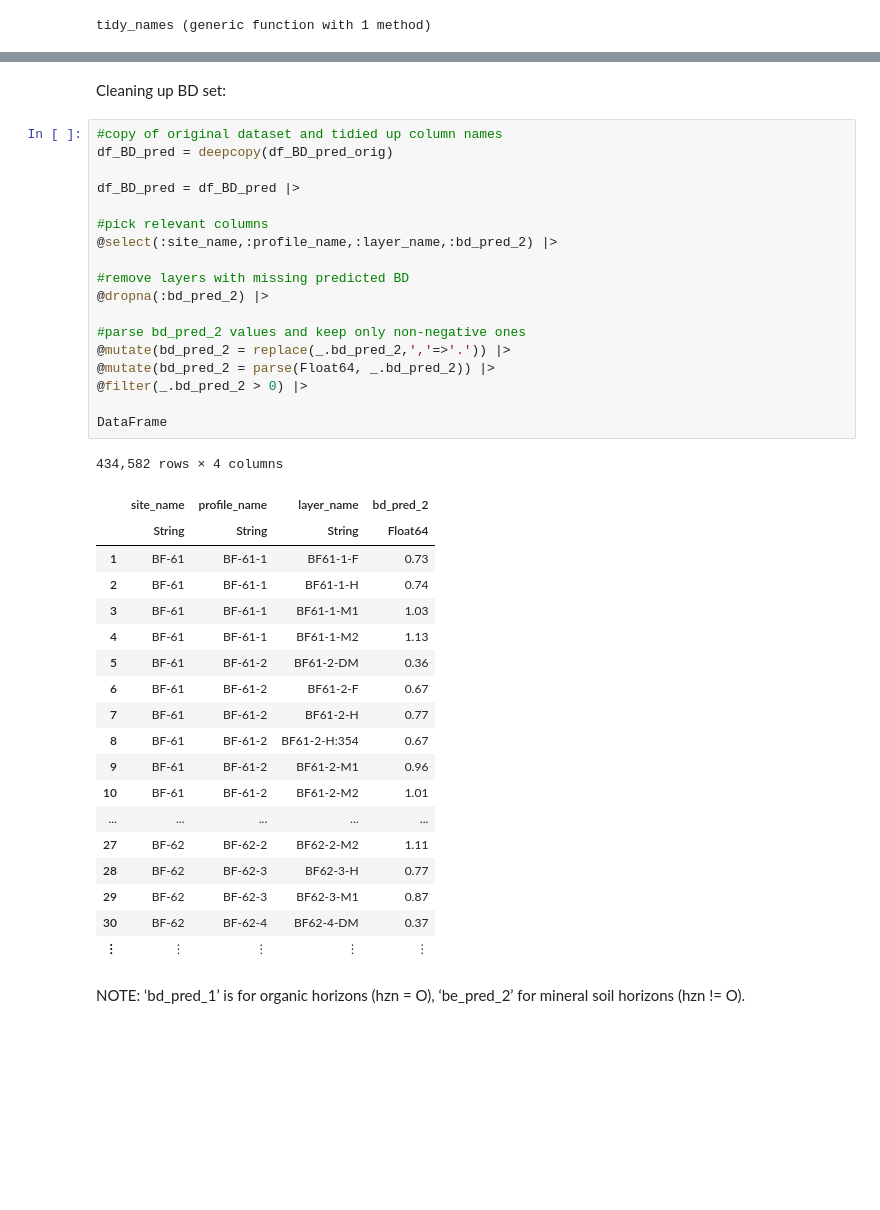
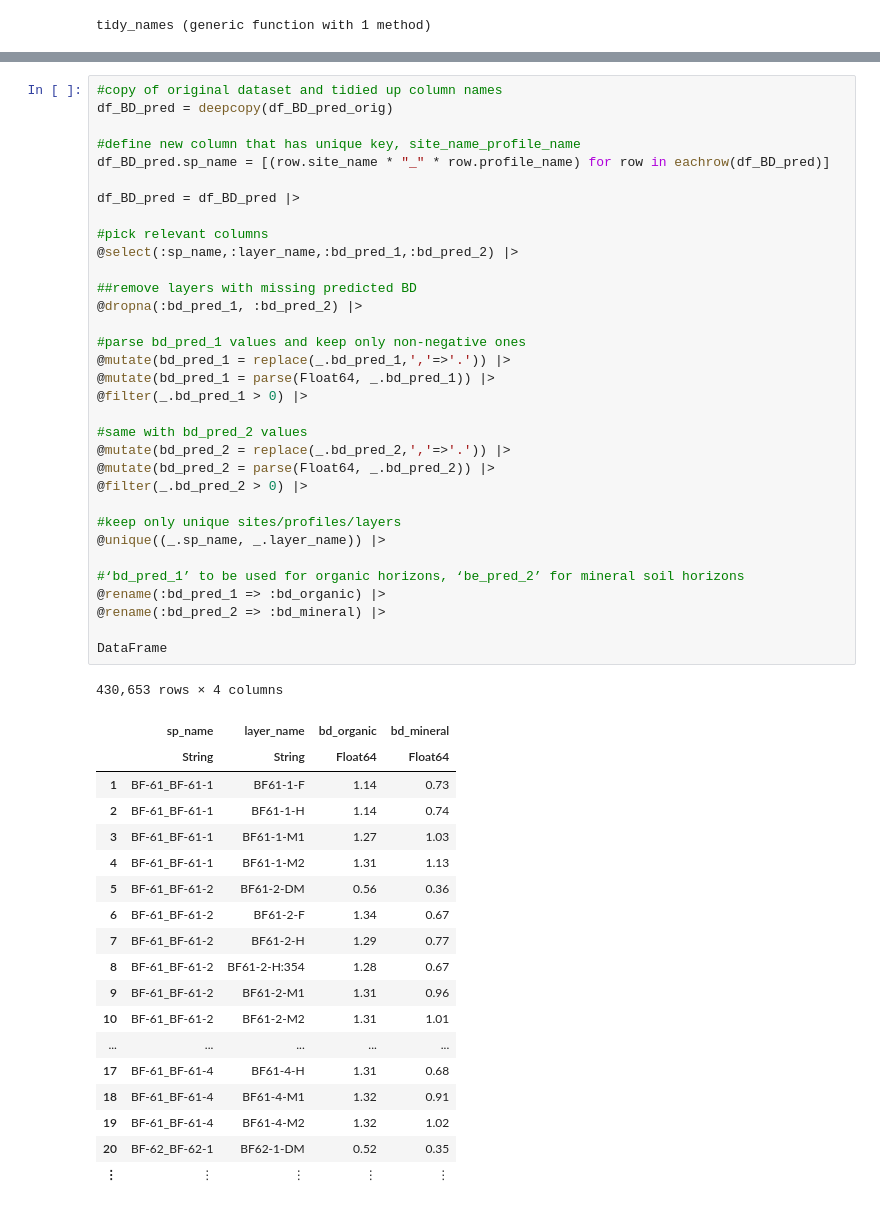
Before and after one commit to danvinci/soil_nb, a Jupyter notebook: orgc_storage_ISCN.ipynb, the cells around one changed output, grey strips where cells are left out. Cells and saved outputs as stored; diff of their text form; blank space fills up the shorter version.

```diff
--- a/orgc_storage_ISCN.ipynb
+++ b/orgc_storage_ISCN.ipynb
@@ -239,42 +197,53 @@ df_BD_pred_orig = CSV.read("ISCNTemplate_NRCS_BD_predictions.csv", DataFrame)
-# %% [markdown]
-Cleaning up BD set:
 # %%
 #copy of original dataset and tidied up column names
 df_BD_pred = deepcopy(df_BD_pred_orig)
 
+#define new column that has unique key, site_name_profile_name
+df_BD_pred.sp_name = [(row.site_name * "_" * row.profile_name) for row in eachrow(df_BD_pred)]
+
 df_BD_pred = df_BD_pred |>
 
 #pick relevant columns
-@select(:site_name,:profile_name,:layer_name,:bd_pred_2) |>
+@select(:sp_name,:layer_name,:bd_pred_1,:bd_pred_2) |>
 
-#remove layers with missing predicted BD
-@dropna(:bd_pred_2) |>
+##remove layers with missing predicted BD
+@dropna(:bd_pred_1, :bd_pred_2) |>
 
-#parse bd_pred_2 values and keep only non-negative ones
+#parse bd_pred_1 values and keep only non-negative ones
+@mutate(bd_pred_1 = replace(_.bd_pred_1,','=>'.')) |>
+@mutate(bd_pred_1 = parse(Float64, _.bd_pred_1)) |>
+@filter(_.bd_pred_1 > 0) |>
+
+#same with bd_pred_2 values
 @mutate(bd_pred_2 = replace(_.bd_pred_2,','=>'.')) |>
 @mutate(bd_pred_2 = parse(Float64, _.bd_pred_2)) |>
 @filter(_.bd_pred_2 > 0) |>
 
+#keep only unique sites/profiles/layers
+@unique((_.sp_name, _.layer_name)) |>
+
+#‘bd_pred_1’ to be used for organic horizons, ‘be_pred_2’ for mineral soil horizons
+@rename(:bd_pred_1 => :bd_organic) |>
+@rename(:bd_pred_2 => :bd_mineral) |>
+
 DataFrame
 # %% [output]
-434,582 rows × 4 columns
+430,653 rows × 4 columns
-|  | site_name | profile_name | layer_name | bd_pred_2 |
-|  | String | String | String | Float64 |
-| 1 | BF-61 | BF-61-1 | BF61-1-F | 0.73 |
-| 2 | BF-61 | BF-61-1 | BF61-1-H | 0.74 |
-| 3 | BF-61 | BF-61-1 | BF61-1-M1 | 1.03 |
-| 4 | BF-61 | BF-61-1 | BF61-1-M2 | 1.13 |
-| 5 | BF-61 | BF-61-2 | BF61-2-DM | 0.36 |
-| 6 | BF-61 | BF-61-2 | BF61-2-F | 0.67 |
-| 7 | BF-61 | BF-61-2 | BF61-2-H | 0.77 |
-| 8 | BF-61 | BF-61-2 | BF61-2-H:354 | 0.67 |
-| 9 | BF-61 | BF-61-2 | BF61-2-M1 | 0.96 |
-| 10 | BF-61 | BF-61-2 | BF61-2-M2 | 1.01 |
+|  | sp_name | layer_name | bd_organic | bd_mineral |
+|  | String | String | Float64 | Float64 |
+| 1 | BF-61_BF-61-1 | BF61-1-F | 1.14 | 0.73 |
+| 2 | BF-61_BF-61-1 | BF61-1-H | 1.14 | 0.74 |
+| 3 | BF-61_BF-61-1 | BF61-1-M1 | 1.27 | 1.03 |
+| 4 | BF-61_BF-61-1 | BF61-1-M2 | 1.31 | 1.13 |
+| 5 | BF-61_BF-61-2 | BF61-2-DM | 0.56 | 0.36 |
+| 6 | BF-61_BF-61-2 | BF61-2-F | 1.34 | 0.67 |
+| 7 | BF-61_BF-61-2 | BF61-2-H | 1.29 | 0.77 |
+| 8 | BF-61_BF-61-2 | BF61-2-H:354 | 1.28 | 0.67 |
+| 9 | BF-61_BF-61-2 | BF61-2-M1 | 1.31 | 0.96 |
+| 10 | BF-61_BF-61-2 | BF61-2-M2 | 1.31 | 1.01 |
 | ... | ... | ... | ... | ... |
-| 27 | BF-62 | BF-62-2 | BF62-2-M2 | 1.11 |
-| 28 | BF-62 | BF-62-3 | BF62-3-H | 0.77 |
-| 29 | BF-62 | BF-62-3 | BF62-3-M1 | 0.87 |
-| 30 | BF-62 | BF-62-4 | BF62-4-DM | 0.37 |
+| 17 | BF-61_BF-61-4 | BF61-4-H | 1.31 | 0.68 |
+| 18 | BF-61_BF-61-4 | BF61-4-M1 | 1.32 | 0.91 |
+| 19 | BF-61_BF-61-4 | BF61-4-M2 | 1.32 | 1.02 |
+| 20 | BF-62_BF-62-1 | BF62-1-DM | 0.52 | 0.35 |
 | ⋮ | ⋮ | ⋮ | ⋮ | ⋮ |
-# %% [markdown]
-NOTE: ‘bd_pred_1’ is for organic horizons (hzn = O), ‘be_pred_2’ for mineral soil horizons (hzn != O).
```
Also changed, not shown: parts of 46 cells of this notebook.
